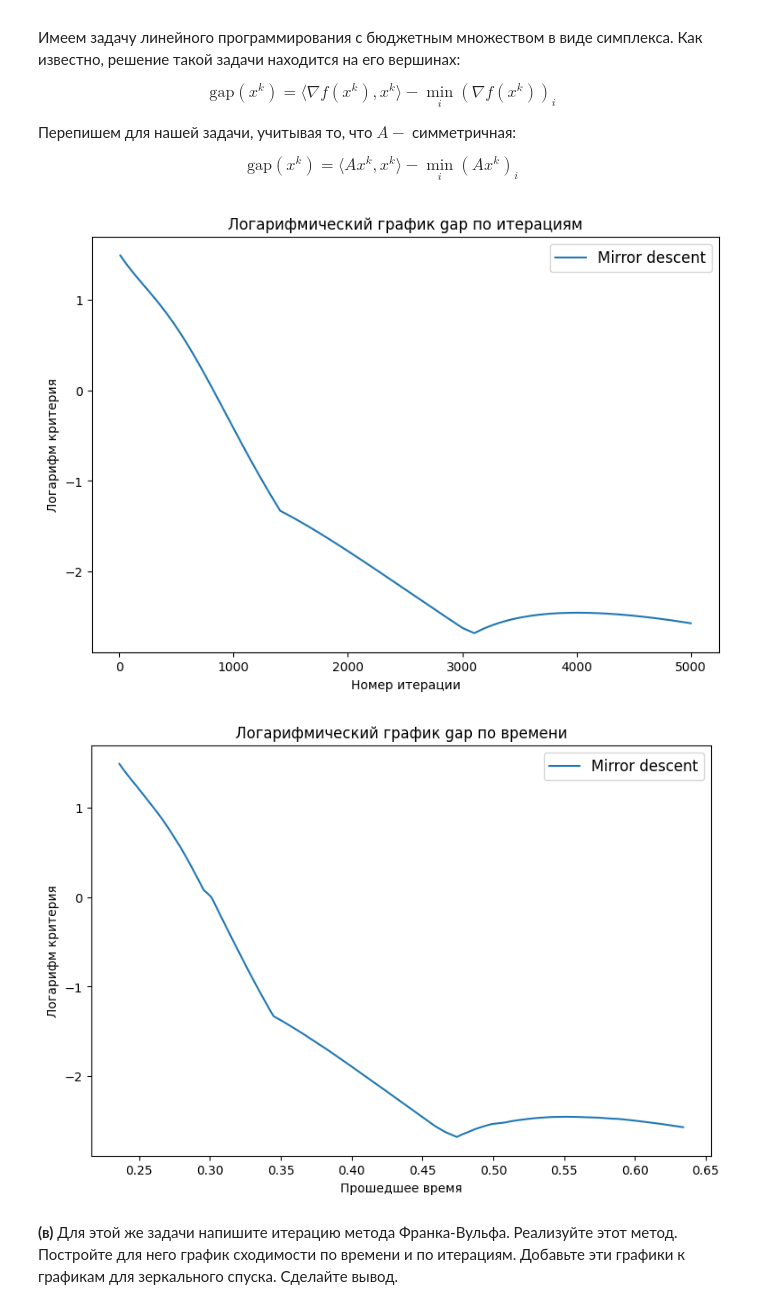
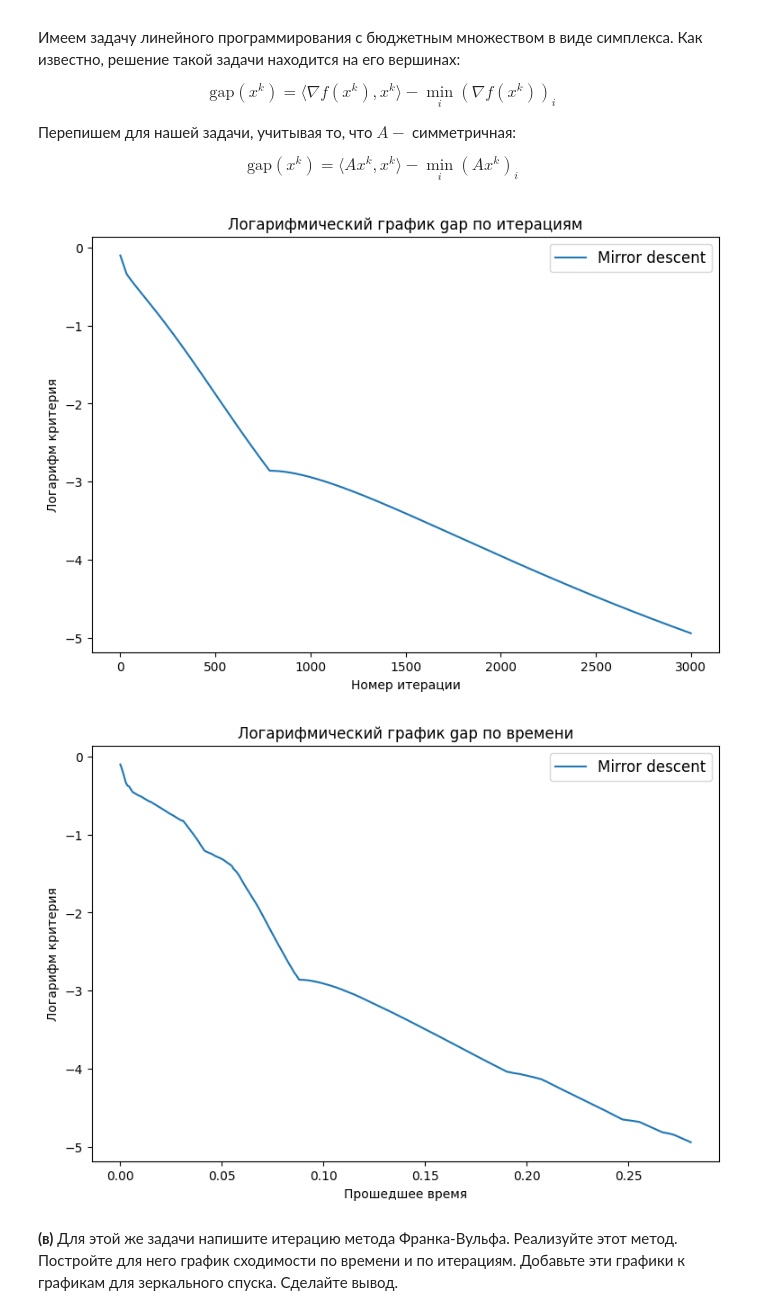
Before and after one commit to featztex/optimization, a Jupyter notebook: hw/Emelyanov_HW_4.ipynb, the cells around one changed output. Drawn from its saved outputs; the diff is of its cells as text; code cells hidden in the pictures.

```diff
--- a/hw/Emelyanov_HW_4.ipynb
+++ b/hw/Emelyanov_HW_4.ipynb
@@ -67,7 +67,7 @@ def generate(d = 3, m = 1, L = 5):
     A = q.T @ A @ q
     return A
 # %%
-L = 100
+L = 50
 mu = 1
 d = 20
 
@@ -110,7 +110,8 @@ def gap(x):
     g = grad(x).T @ x - np.min(grad(x))
     return g
 # %%
-def mirror_descent(gamma=0.001, iters=2000):
+# 0.005 = 1 / (2 * 100) = 1 / 2L
+def mirror_descent(gamma=0.005, iters=2000):
 
     x = np.random.uniform(low=0, high=1, size=(d,))
     x = x / sum(x)
@@ -118,45 +119,44 @@ def mirror_descent(gamma=0.001, iters=2000):
     f_vals = [f(x)]
     times = [0.]
     gaps = [gap(x)]
+    start = time.time()
 
-    start_time = time.time()
-
-    for i in range(iters):
+    for i in range(1, iters):
         x = step(x, gamma=gamma)
         x_vals.append(x)
         f_vals.append(f(x))
-        times.append(time.time() - start_time)
         gaps.append(gap(x))
+        times.append(time.time() - start)
 
     return x_vals, f_vals, times, gaps
 # %%
-iters=5000
+iters=3000
 x1, f1, times1, gaps1 = mirror_descent(iters=iters)
 # %%
-def risovach(times, gaps, labels, start=10):
+def risovach(times, gaps, labels):
 
     plt.figure(figsize=(9, 6))
     for g, l in zip(gaps, labels):
-        plt.plot(range(start-1, iters), np.log(g[start:]), label=l)
+        plt.plot(range(len(g)), np.log(g), label=l)
     plt.xlabel("Номер итерации")
     plt.ylabel("Логарифм критерия")
     plt.title('Логарифмический график gap по итерациям')
     plt.legend(fontsize=12)
     plt.show()
 
     plt.figure(figsize=(9, 6))
     for t, g, l in zip(times, gaps, labels):
-        plt.plot(t[start:], np.log(g[start:]), label=l)
+        plt.plot(t, np.log(g), label=l)
     plt.xlabel("Прошедшее время")
     plt.ylabel("Логарифм критерия")
     plt.title('Логарифмический график gap по времени')
     plt.legend(fontsize=12)
     plt.show()
 
 risovach(times=[times1], gaps=[gaps1], labels=['Mirror descent'])
 # %% [output]
-[figure, old version]
+[figure, new version]
-[figure, old version]
+[figure, new version]
 # %% [markdown]
 __(в)__ Для этой же задачи напишите итерацию метода Франка-Вульфа. Реализуйте этот метод. Постройте для него график сходимости по времени и по итерациям. Добавьте эти графики к графикам для зеркального спуска. Сделайте вывод.
 # %% [markdown]
```
Also changed, not shown: parts of 18 cells of this notebook.
